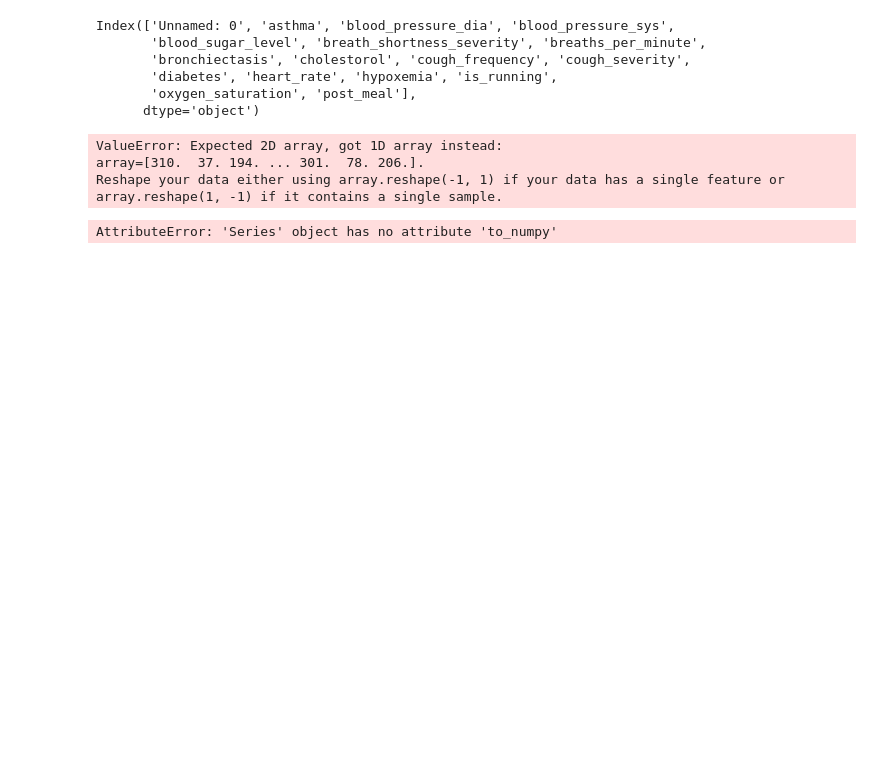
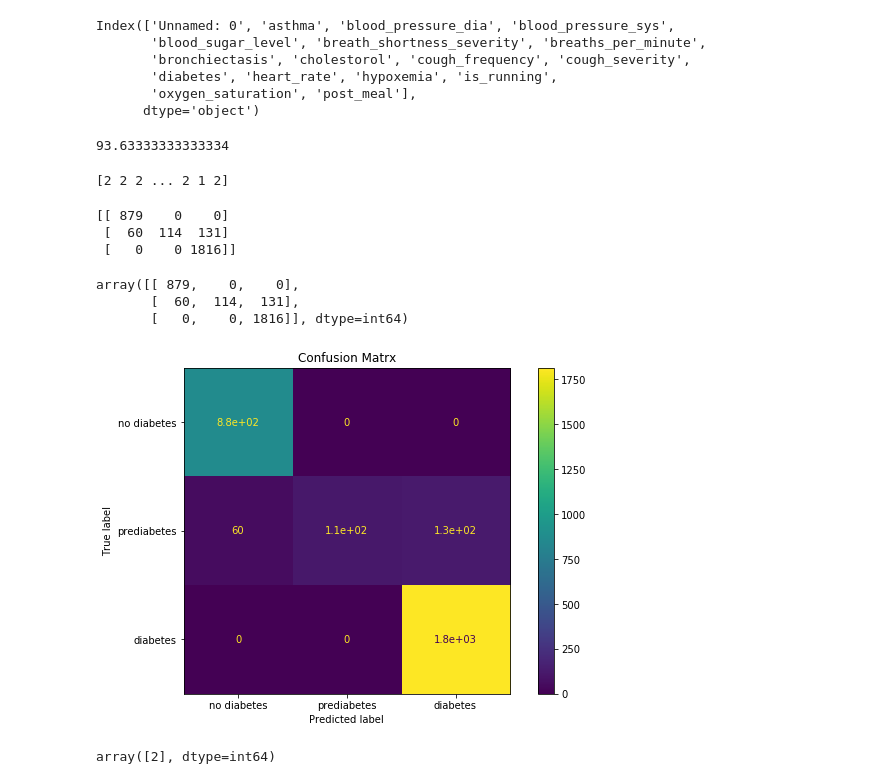
Before and after one commit to abhilashsaj/Wearable-Based-Health-Monitoring-System, a Jupyter notebook: Prediction Models.ipynb, the cells around one changed output. Cells and saved outputs as stored; diff of their text form; code cells hidden in the pictures; blank space fills up the shorter version.

Commit message:
improving prediction model

```diff
--- a/Prediction Models.ipynb
+++ b/Prediction Models.ipynb
@@ -230,22 +232,49 @@ Index(['Unnamed: 0', 'asthma', 'blood_pressure_dia', 'blood_pressure_sys',
        'oxygen_saturation', 'post_meal'],
       dtype='object')
 # %%
-X = df['blood_sugar_level']
+X = df[['blood_sugar_level','post_meal']]
 Y = df['diabetes']
 # %%
+from sklearn.linear_model import LinearRegression
+import numpy as np
+
 X_train, X_test, y_train, y_test = train_test_split(X, Y, test_size = 0.3, random_state = 0)
 
-logreg = LogisticRegression().fit(X_train, y_train)
-lr_acc = logreg.score(X_test, y_test)*100
-scores = cross_val_score(logreg, X, Y, cv=10)
-lr_crossval = round(scores.mean()*100, 2)
 
-print(lr_acc, scores, lr_crossval)
+logreg = LogisticRegression(multi_class='ovr', solver='liblinear').fit(X_train, y_train)
+print(logreg.score(X_test, y_test)*100)
 # %% [output]
-ValueError: Expected 2D array, got 1D array instead:
-array=[310.  37. 194. ... 301.  78. 206.].
-Reshape your data either using array.reshape(-1, 1) if your data has a single feature or array.reshape(1, -1) if it contains a single sample.
+93.63333333333334
-# %%
-X_train.to_numpy()
-# %% [output]
-AttributeError: 'Series' object has no attribute 'to_numpy'
+# %%
+y_preds = logreg.predict(X_test)
+print(y_preds)
+# %% [output]
+[2 2 2 ... 2 1 2]
+# %%
+from sklearn.metrics import confusion_matrix
+import seaborn as sns
+
+cf_matrix = confusion_matrix(y_test, y_preds)
+print(cf_matrix)
+# %% [output]
+[[ 879    0    0]
+ [  60  114  131]
+ [   0    0 1816]]
+# %%
+#Creating matplotlib axes object to assign figuresize and figure title
+import matplotlib.pyplot as plt
+
+fig, ax = plt.subplots(figsize=(10, 6))
+ax.set_title('Confusion Matrx')
+
+disp =metrics.plot_confusion_matrix(logreg, X_test, y_test, display_labels= ["no diabetes", "prediabetes", "diabetes"], ax = ax)
+disp.confusion_matrix
+# %% [output]
+array([[ 879,    0,    0],
+       [  60,  114,  131],
+       [   0,    0, 1816]], dtype=int64)
+[figure, added]
+# %%
+logreg.predict([[190, True]])
+# %% [output]
+array([2], dtype=int64)
```
Also changed, not shown: parts of 5 cells of this notebook, 2 other files.
